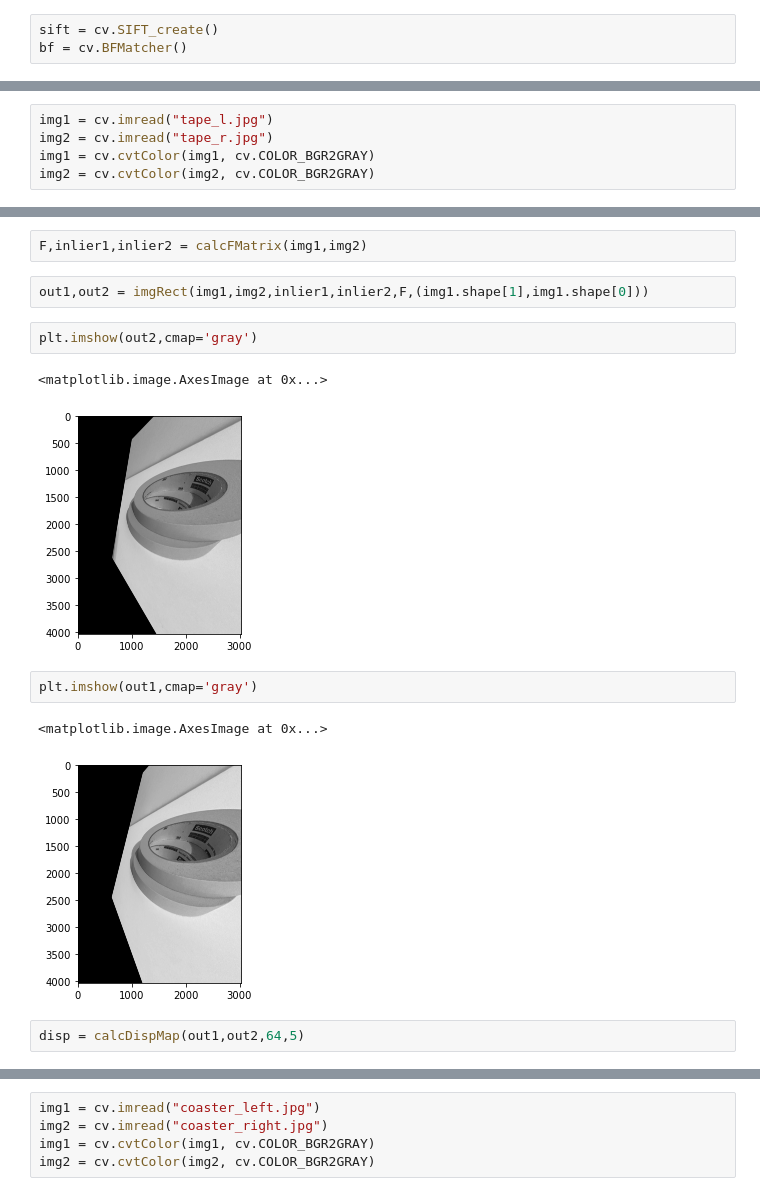
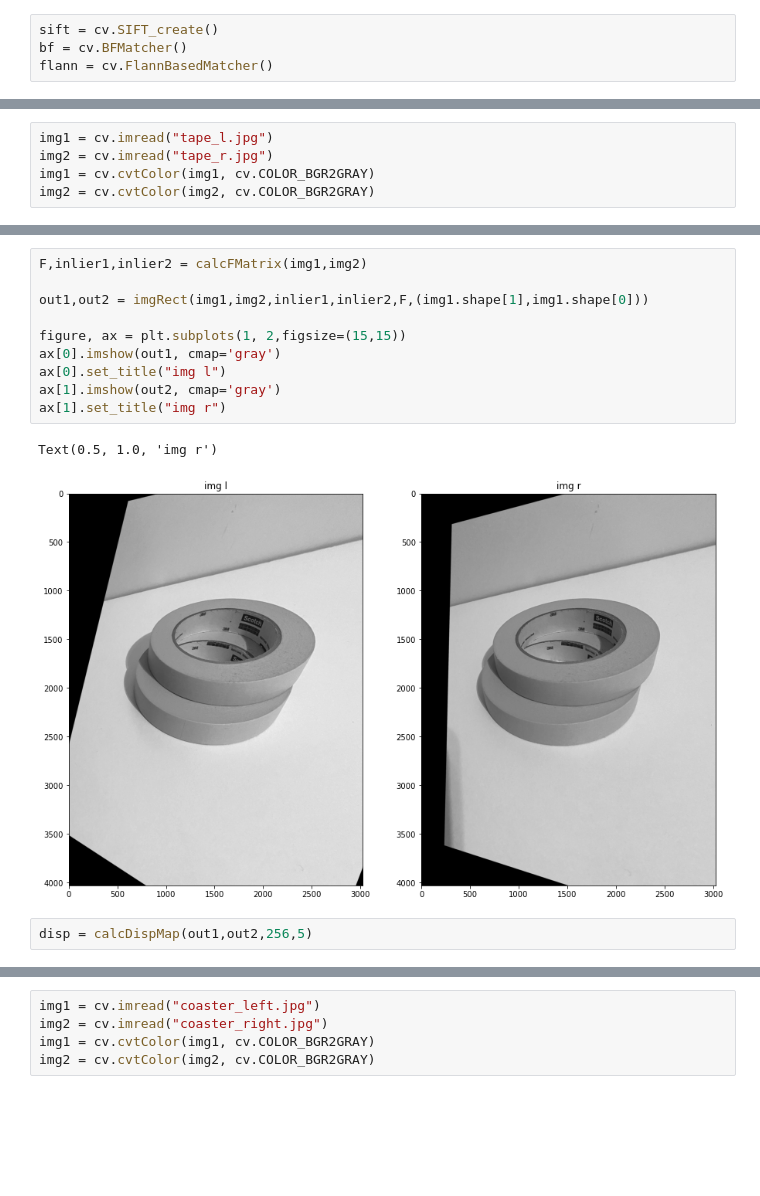
Before and after one commit to Xeposem/ELEC474, a Jupyter notebook: Lab5/Lab5_WilliamDu_20100436/Main_WilliamDu_20100436.ipynb, the cells around one changed output, grey strips where cells are left out. Drawn from its saved outputs; the diff is of its cells as text; blank space fills up the shorter version.

```diff
--- a/Lab5/Lab5_WilliamDu_20100436/Main_WilliamDu_20100436.ipynb
+++ b/Lab5/Lab5_WilliamDu_20100436/Main_WilliamDu_20100436.ipynb
@@ -7,6 +7,7 @@ import random as rng
 # %%
 sift = cv.SIFT_create()
 bf = cv.BFMatcher()
+flann = cv.FlannBasedMatcher()
 # %%
 def calcFMatrix(img1, img2):
     kp1, des1 = sift.detectAndCompute(img1,None)
@@ -52,17 +56,16 @@ Text(0.5, 1.0, 'img l')
 [figure]
-# %%
-F,inlier1,inlier2 = calcFMatrix(img1,img2)
-# %%
-out1,out2 = imgRect(img1,img2,inlier1,inlier2,F,(img1.shape[1],img1.shape[0]))
-# %%
-plt.imshow(out2,cmap='gray')
-# %% [output]
-<matplotlib.image.AxesImage at 0x...>
-[figure, removed]
-# %%
-plt.imshow(out1,cmap='gray')
-# %% [output]
-<matplotlib.image.AxesImage at 0x...>
-[figure, removed]
+# %%
+F,inlier1,inlier2 = calcFMatrix(img1,img2)
+
+out1,out2 = imgRect(img1,img2,inlier1,inlier2,F,(img1.shape[1],img1.shape[0]))
+
+figure, ax = plt.subplots(1, 2,figsize=(15,15))
+ax[0].imshow(out1, cmap='gray')
+ax[0].set_title("img l")
+ax[1].imshow(out2, cmap='gray')
+ax[1].set_title("img r")
+# %% [output]
+Text(0.5, 1.0, 'img r')
+[figure, added]
 # %%
-disp = calcDispMap(out1,out2,64,5)
+disp = calcDispMap(out1,out2,256,5)
```
Also changed, not shown: parts of 21 cells of this notebook, 1 other file.
